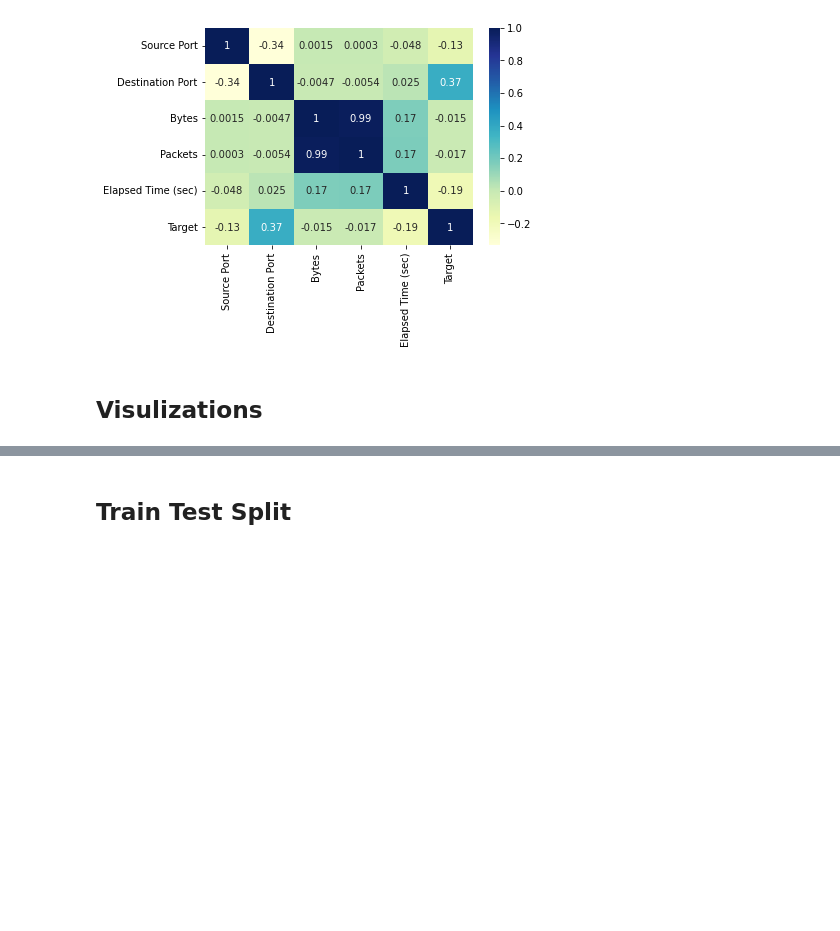
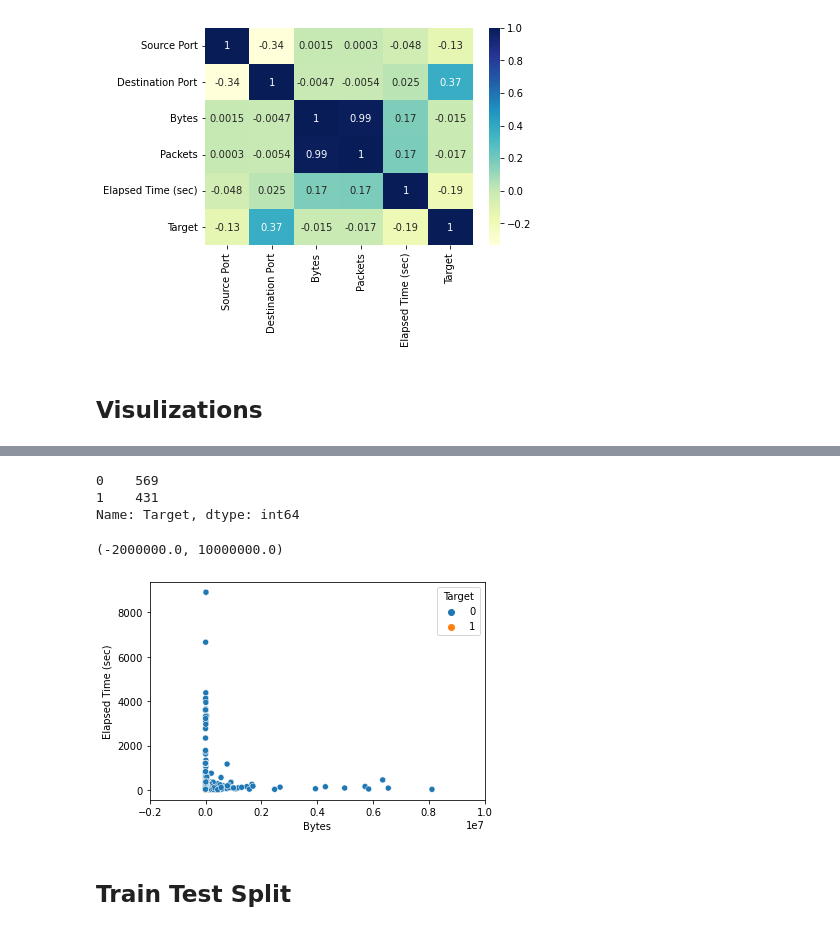
Before and after one commit to Nihal-Srivastava05/AI-Based-Firewall, a Jupyter notebook: Notebooks/Firewall Rule Classifier.ipynb, the cells around one changed output, grey strips where cells are left out. Cells and saved outputs as stored; diff of their text form; code cells hidden in the pictures; blank space fills up the shorter version.

```diff
--- a/Notebooks/Firewall Rule Classifier.ipynb
+++ b/Notebooks/Firewall Rule Classifier.ipynb
@@ -99,3 +110,15 @@ sns.lineplot(x='Bytes', y='Elapsed Time (sec)', hue='Target', data=df.iloc[-1000
+# %%
+df['Target'][:1000].value_counts()
+# %% [output]
+0    569
+1    431
+Name: Target, dtype: int64
+# %%
+sns.scatterplot(x='Bytes', y='Elapsed Time (sec)', hue='Target', data=df.iloc[:5000])
+plt.xlim(-0.2e7, 1e7)
+# %% [output]
+(-2000000.0, 10000000.0)
+[figure, added]
 # %% [markdown]
 ## Train Test Split
 # %%
```
Also changed, not shown: parts of 16 cells of this notebook, 1 other file.
